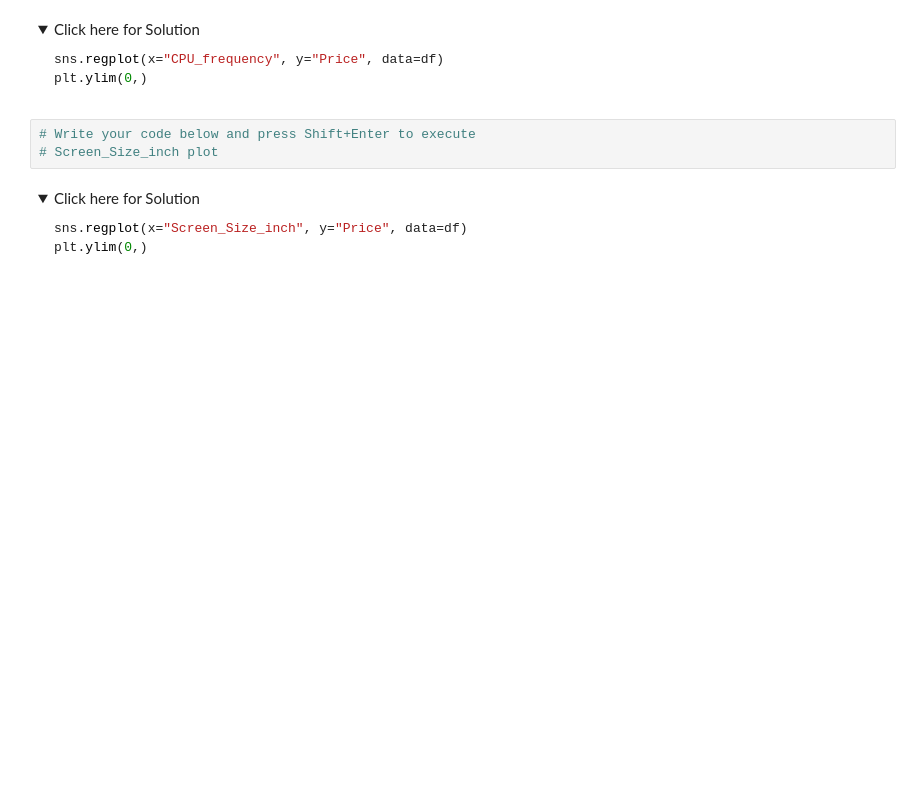
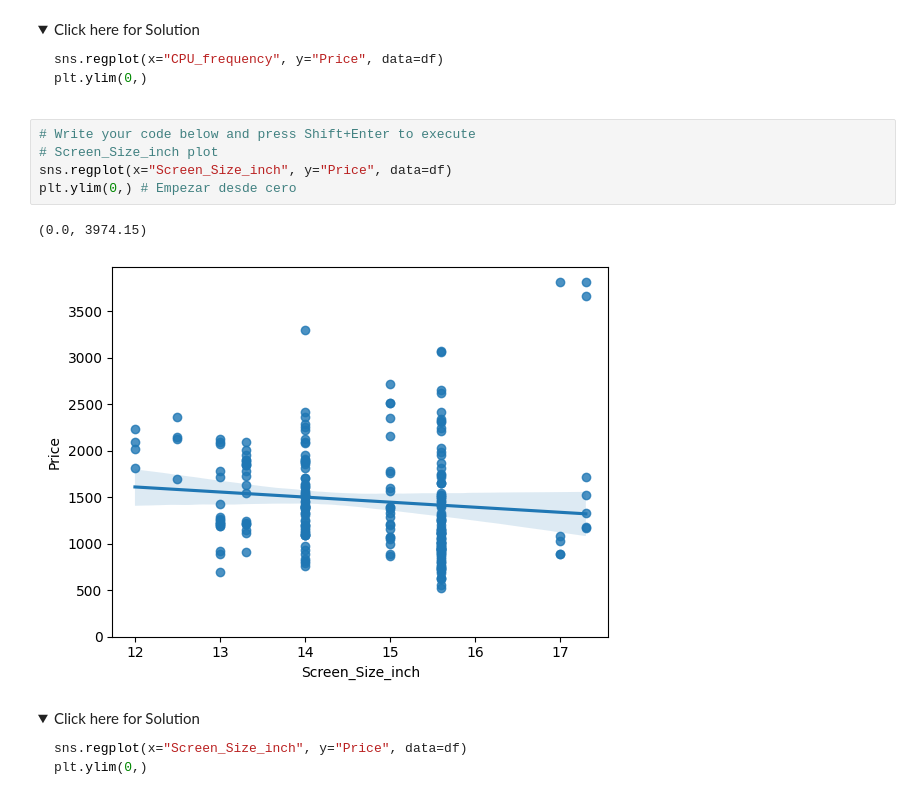
Before and after one commit to titooDiaz/DATA-SCIENCE-EN-PYTHON, a Jupyter notebook: IBM/MODULO 3/Exploratory_data_analysis.jupyterlite.ipynb, the cells around one changed output. Drawn from its saved outputs; the diff is of its cells as text; folded sections open; blank space fills up the shorter version.

```diff
--- a/IBM/MODULO 3/Exploratory_data_analysis.jupyterlite.ipynb
+++ b/IBM/MODULO 3/Exploratory_data_analysis.jupyterlite.ipynb
@@ -105,6 +136,11 @@ plt.ylim(0,)
 # %%
 # Write your code below and press Shift+Enter to execute
 # Screen_Size_inch plot
+sns.regplot(x="Screen_Size_inch", y="Price", data=df)
+plt.ylim(0,) # Empezar desde cero
+# %% [output]
+(0.0, 3974.15)
+[figure, added]
 # %% [markdown]
 <details>
     <summary>Click here for Solution</summary>
```
Also changed, not shown: parts of 20 cells of this notebook.
